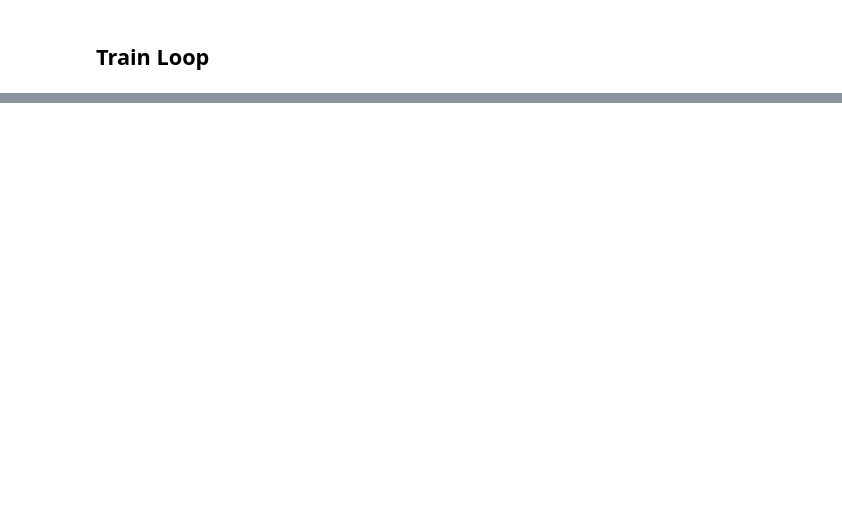
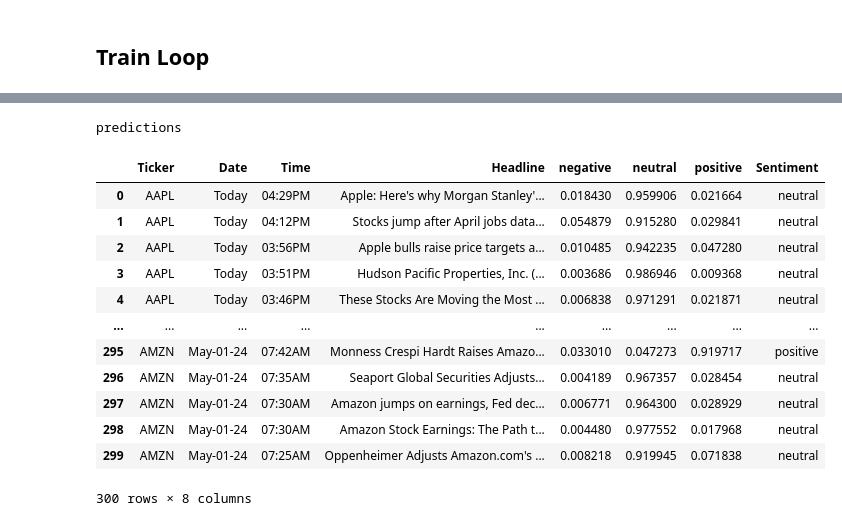
Before and after one commit to 25benjaminli/stocks_stats, a Jupyter notebook: stocks_stats.ipynb, the cells around one changed output, grey strips where cells are left out. Saved outputs shown, nothing was run; the diff lists cells and outputs as text; code cells hidden in the pictures; blank space fills up the shorter version.

Commit message:
update stocks stats

```diff
--- a/stocks_stats.ipynb
+++ b/stocks_stats.ipynb
@@ -337,8 +537,12 @@ for batch in prediction_dataloader:
   logits = logits.detach().cpu().numpy()
   label_ids = b_labels.to('cpu').numpy()
 
-  predictions.append(logits)
+  predictions.append(torch.softmax(torch.from_numpy(logits), dim=1))
   true_labels.append(label_ids)
 
 
-print ('Test Accuracy: {:.2%}'.format(flat_accuracy(logits, label_ids)))
+from sklearn.metrics import accuracy_score
+# flat_predictions = [item for sublist in predictions for item in sublist]
+# flat_predictions = np.argmax(flat_predictions, axis=1).flatten()
+
+# print(" sigmoided accuracy {:.2%}".format(accuracy_score(label_ids, , *, normalize=True, sample_weight=None)))
@@ -344,0 +559,8 @@ print ('Test Accuracy: {:.2%}'.format(flat_accuracy(logits, label_ids)))
+# %%
+idx = 0
+for batch_prediction in predictions:
+  for prediction in batch_prediction:
+    print(prediction)
+    t = LABEL_MAP[torch.argmax(prediction).item()]
+    print(prediction, "main prediction",t, "label for sentence", LABEL_MAP[test_labels[idx].item()], " predicted for sentence: ", test_sentences[idx])
+    idx += 1
@@ -357,7 +597,7 @@ real_input_ids = pad_sequences(real_input_ids,
                                truncating="post",
                                padding="post")
 
-for sequence in test_input_ids:
+for sequence in real_input_ids:
   mask = [float(i>0) for i in sequence]
   real_attention_masks.append(mask)
 # %%
@@ -372,7 +612,7 @@ predictions = []
 
 for batch in prediction_dataloader:
   batch = tuple(t.to(device) for t in batch)
-  b_input_ids, b_input_mask, b_labels = batch
+  b_input_ids, b_input_mask = batch
 
   with torch.no_grad():
       outputs = model(b_input_ids, token_type_ids=None,
@@ -381,9 +621,37 @@ for batch in prediction_dataloader:
   logits = outputs[0]
 
   logits = logits.detach().cpu().numpy()
-  label_ids = b_labels.to('cpu').numpy()
+  # label_ids = b_labels.to('cpu').numpy()
 
-  predictions.append(logits)
-print(outputs)
-df_scores = pd.DataFrame(outputs)
-news = news.join(df_scores, rsuffix='_right')
+  for logit in logits:
+    # print(logit.shape)
+    softmaxxed = torch.softmax(torch.from_numpy(logit), dim=0)
+    # print(softmaxxed, torch.argmax(softmaxxed, dim=0))
+    final_arr = torch.concatenate((softmaxxed, torch.argmax(softmaxxed, dim=0).unsqueeze(0)))
+    predictions.append(final_arr)
+
+print("predictions")
+
+df_scores = pd.DataFrame(np.array(predictions))
+news_joined = news.join(df_scores.rename(columns={**LABEL_MAP, 3: "Sentiment"}), rsuffix='_right')
+
+# in the Sentiment column, assign each to label map
+news_joined['Sentiment'] = news_joined['Sentiment'].map(LABEL_MAP)
+# %% [output]
+predictions
+# %%
+news_joined
+# %% [output]
+|  | Ticker | Date | Time | Headline | negative | neutral | positive | Sentiment |
+| 0 | AAPL | Today | 04:29PM | Apple: Here's why Morgan Stanley'... | 0.018430 | 0.959906 | 0.021664 | neutral |
+| 1 | AAPL | Today | 04:12PM | Stocks jump after April jobs data... | 0.054879 | 0.915280 | 0.029841 | neutral |
+| 2 | AAPL | Today | 03:56PM | Apple bulls raise price targets a... | 0.010485 | 0.942235 | 0.047280 | neutral |
+| 3 | AAPL | Today | 03:51PM | Hudson Pacific Properties, Inc. (... | 0.003686 | 0.986946 | 0.009368 | neutral |
+| 4 | AAPL | Today | 03:46PM | These Stocks Are Moving the Most ... | 0.006838 | 0.971291 | 0.021871 | neutral |
+| ... | ... | ... | ... | ... | ... | ... | ... | ... |
+| 295 | AMZN | May-01-24 | 07:42AM | Monness Crespi Hardt Raises Amazo... | 0.033010 | 0.047273 | 0.919717 | positive |
+| 296 | AMZN | May-01-24 | 07:35AM | Seaport Global Securities Adjusts... | 0.004189 | 0.967357 | 0.028454 | neutral |
+| 297 | AMZN | May-01-24 | 07:30AM | Amazon jumps on earnings, Fed dec... | 0.006771 | 0.964300 | 0.028929 | neutral |
+| 298 | AMZN | May-01-24 | 07:30AM | Amazon Stock Earnings: The Path t... | 0.004480 | 0.977552 | 0.017968 | neutral |
+| 299 | AMZN | May-01-24 | 07:25AM | Oppenheimer Adjusts Amazon.com's ... | 0.008218 | 0.919945 | 0.071838 | neutral |
+300 rows × 8 columns
```
Also changed, not shown: parts of 21 cells of this notebook, 1 other file.
